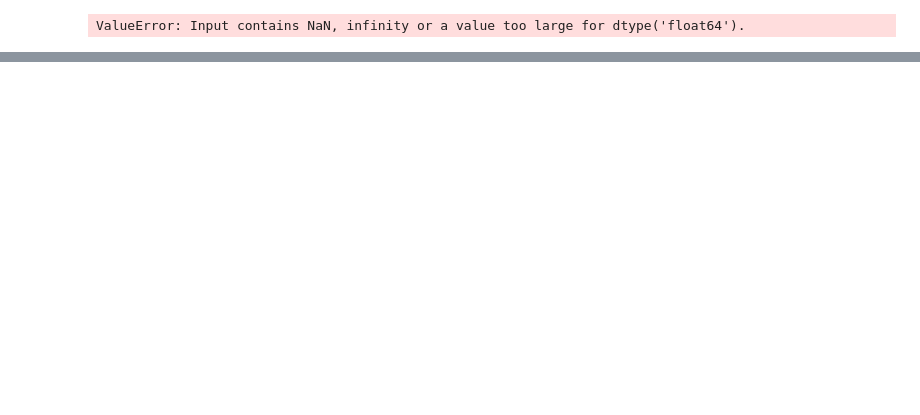
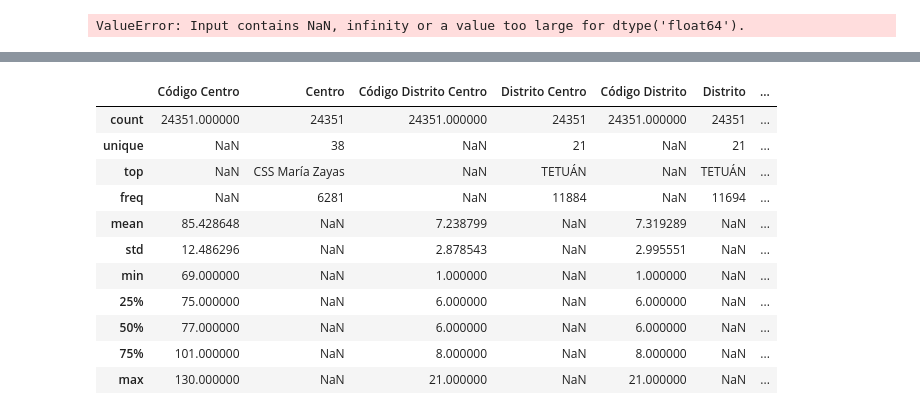
Before and after one commit to 75Engel/Estimacion_tipologia_usuarios_Servicios_Sociales_Ayto_Madrid, a Jupyter notebook: Notebooks/Notebook_2.ipynb, the cells around one changed output, grey strips where cells are left out. Cells and saved outputs as stored; diff of their text form; code cells hidden in the pictures; blank space fills up the shorter version.

```diff
--- a/Notebooks/Notebook_2.ipynb
+++ b/Notebooks/Notebook_2.ipynb
@@ -894,0 +497,17 @@ De la información recabada en los Datasets se puede realizar más estudios sobr
+# %%
+df_2020_correccion=df_2020
+df_2020_correccion.describe(include='all')                  #   Vamos a ver las características de las columnas 'Código Tipo Supuesto Urgente' y 'Tipo Supuesto Urgente',
+                                                            #   que están relacionadas entre sí y dónde están los valores NaN que hay que sustituir.
+# %% [output]
+|  | Código Centro | Centro | Código Distrito Centro | Distrito Centro | Código Distrito | Distrito | ... |
+| count | 24351.000000 | 24351 | 24351.000000 | 24351 | 24351.000000 | 24351 | ... |
+| unique | NaN | 38 | NaN | 21 | NaN | 21 | ... |
+| top | NaN | CSS María Zayas | NaN | TETUÁN | NaN | TETUÁN | ... |
+| freq | NaN | 6281 | NaN | 11884 | NaN | 11694 | ... |
+| mean | 85.428648 | NaN | 7.238799 | NaN | 7.319289 | NaN | ... |
+| std | 12.486296 | NaN | 2.878543 | NaN | 2.995551 | NaN | ... |
+| min | 69.000000 | NaN | 1.000000 | NaN | 1.000000 | NaN | ... |
+| 25% | 75.000000 | NaN | 6.000000 | NaN | 6.000000 | NaN | ... |
+| 50% | 77.000000 | NaN | 6.000000 | NaN | 6.000000 | NaN | ... |
+| 75% | 101.000000 | NaN | 8.000000 | NaN | 8.000000 | NaN | ... |
+| max | 130.000000 | NaN | 21.000000 | NaN | 21.000000 | NaN | ... |
```
Also changed, not shown: parts of 76 cells of this notebook, 7 other files.
